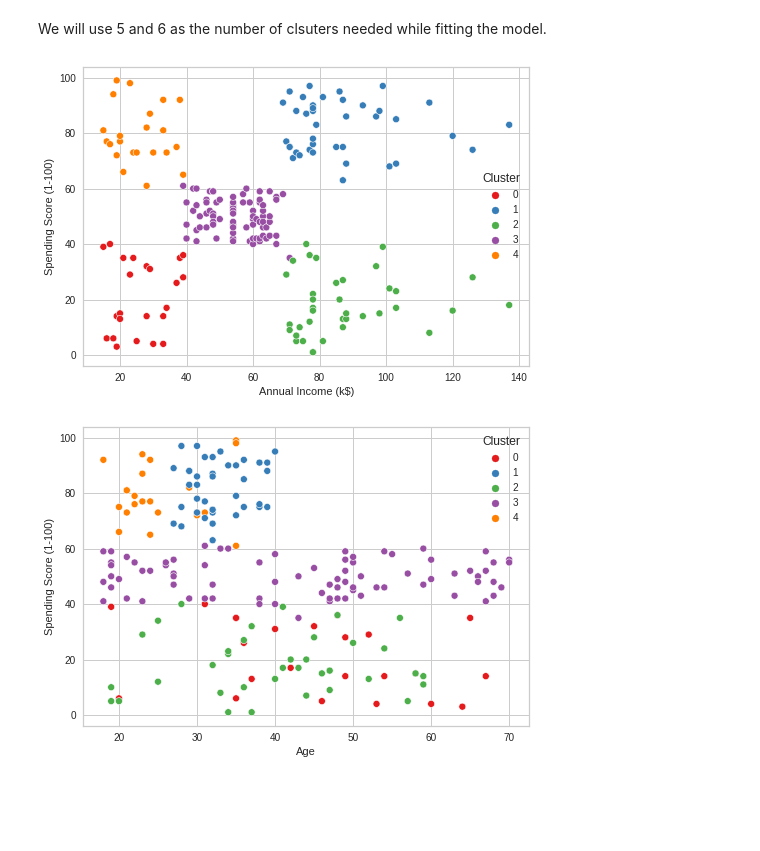
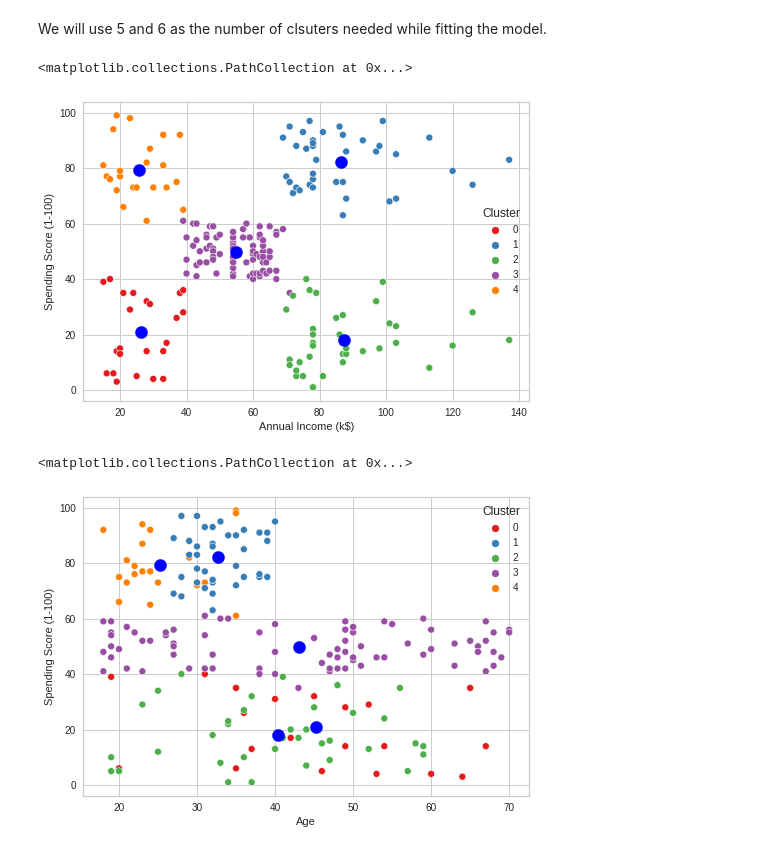
Before and after one commit to pk2971/Mall-Customer-Clustering, a Jupyter notebook: Mall_customer_Clustering.ipynb, the cells around one changed output. Drawn from its saved outputs; the diff is of its cells as text; code cells hidden in the pictures; blank space fills up the shorter version.

```diff
--- a/Mall_customer_Clustering.ipynb
+++ b/Mall_customer_Clustering.ipynb
@@ -66,12 +66,17 @@ kmeans5Visualize=X.copy()
 kmeans5Visualize.loc[:,'Cluster']=kmeans5.labels_
 # %%
 import seaborn as sns
+import matplotlib.pyplot as plt
 scat_1 = sns.scatterplot('Annual Income (k$)', 'Spending Score (1-100)', data=kmeans5Visualize,
                 hue='Cluster', palette='Set1', legend='full')
+plt.scatter(kmeans5.cluster_centers_[:, 1], kmeans5.cluster_centers_[:, 2], s=150, c='blue', label = 'Centroids')
 # %% [output]
+<matplotlib.collections.PathCollection at 0x...>
-[figure, old version]
+[figure, new version]
 # %%
 scat_2 = sns.scatterplot('Age', 'Spending Score (1-100)', data=kmeans5Visualize,
                 hue='Cluster', palette='Set1', legend='full')
+plt.scatter(kmeans5.cluster_centers_[:, 0], kmeans5.cluster_centers_[:, 2], s=150, c='blue', label = 'Centroids')
 # %% [output]
+<matplotlib.collections.PathCollection at 0x...>
-[figure, old version]
+[figure, new version]
```
Also changed, not shown: parts of 16 cells of this notebook.
